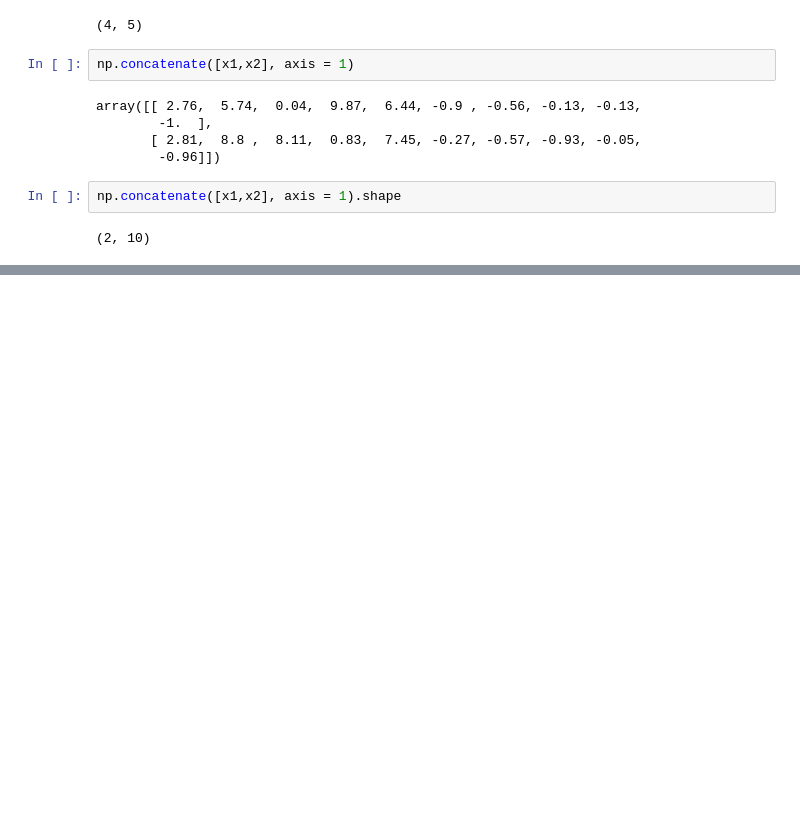
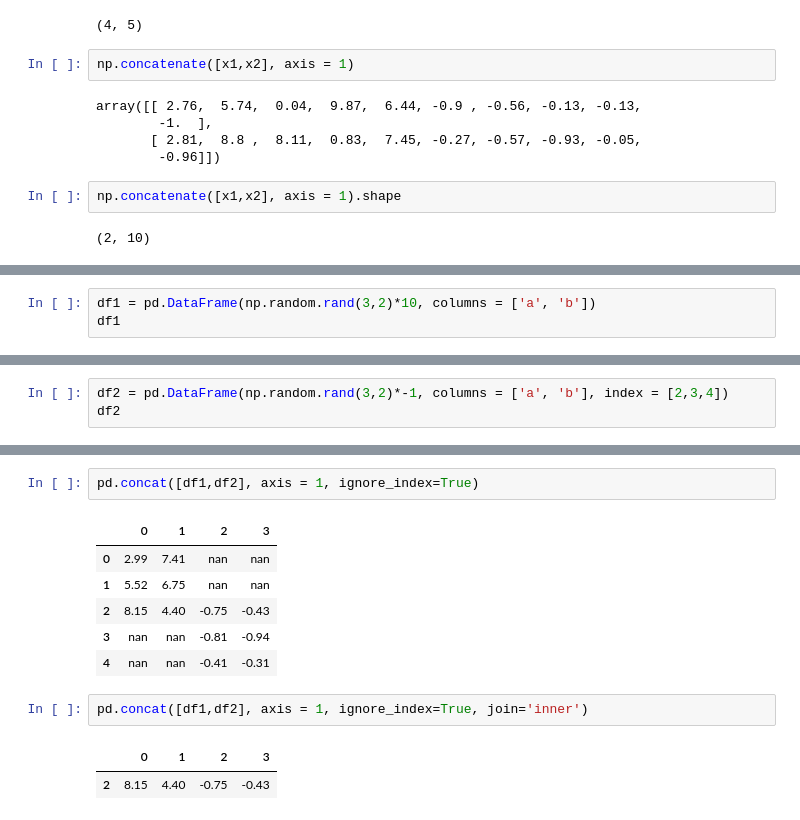
Before and after one commit to FernandoCallasaca/data_science_projects, a Jupyter notebook: 8_concat_append.ipynb, the cells around one changed output, grey strips where cells are left out. Drawn from its saved outputs; the diff is of its cells as text; blank space fills up the shorter version.

```diff
--- a/8_concat_append.ipynb
+++ b/8_concat_append.ipynb
@@ -75,0 +136,3 @@ np.concatenate([x1,x2], axis = 1).shape
+# %%
+df1 = pd.DataFrame(np.random.rand(3,2)*10, columns = ['a', 'b'])
+df1
@@ -75,0 +144,3 @@ np.concatenate([x1,x2], axis = 1).shape
+# %%
+df2 = pd.DataFrame(np.random.rand(3,2)*-1, columns = ['a', 'b'], index = [2,3,4])
+df2
@@ -75,0 +162,14 @@ np.concatenate([x1,x2], axis = 1).shape
+# %%
+pd.concat([df1,df2], axis = 1, ignore_index=True)
+# %% [output]
+|  | 0 | 1 | 2 | 3 |
+| 0 | 2.99 | 7.41 | nan | nan |
+| 1 | 5.52 | 6.75 | nan | nan |
+| 2 | 8.15 | 4.40 | -0.75 | -0.43 |
+| 3 | nan | nan | -0.81 | -0.94 |
+| 4 | nan | nan | -0.41 | -0.31 |
+# %%
+pd.concat([df1,df2], axis = 1, ignore_index=True, join='inner')
+# %% [output]
+|  | 0 | 1 | 2 | 3 |
+| 2 | 8.15 | 4.40 | -0.75 | -0.43 |
```
Also changed, not shown: parts of 12 cells of this notebook.
